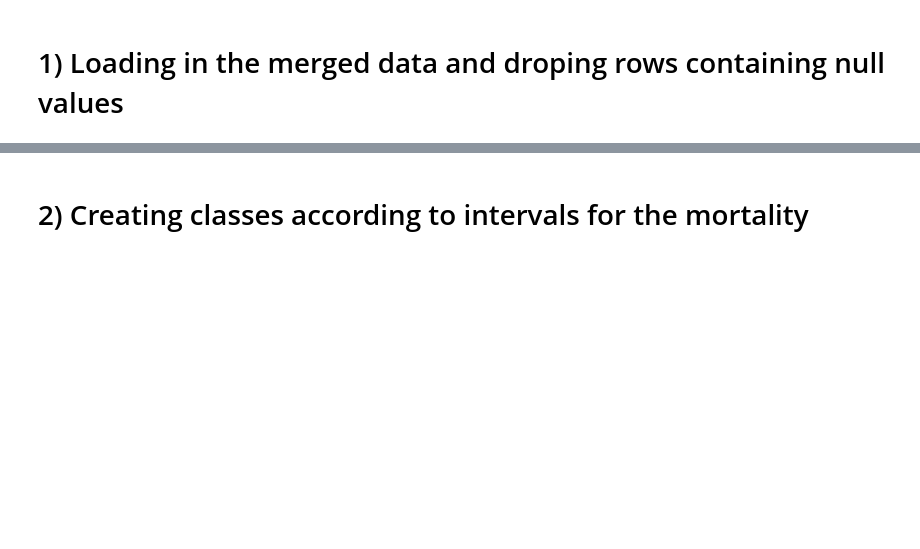
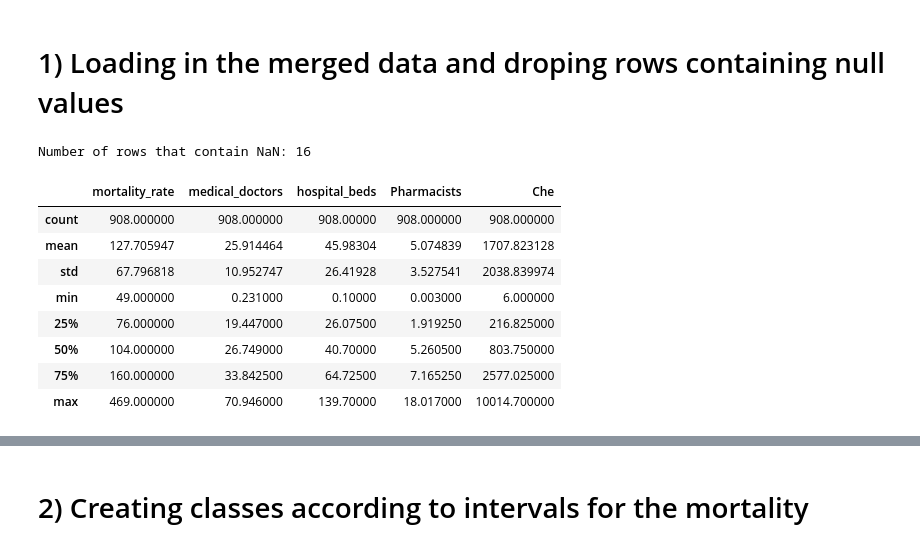
Before and after one commit to jadali17/mortality-classification, a Jupyter notebook: classification.ipynb, the cells around one changed output, grey strips where cells are left out. Saved outputs shown, nothing was run; the diff lists cells and outputs as text; code cells hidden in the pictures; blank space fills up the shorter version.

```diff
--- a/classification.ipynb
+++ b/classification.ipynb
@@ -23,6 +24,18 @@ from sklearn.model_selection import GridSearchCV
 # %%
 # Read data from merged_data.csv file
 data_init = pd.read_csv("Data/merged_data.csv")
-
+print("Number of rows that contain NaN: " + str(np.count_nonzero(data_init.isnull())))
 # Drop rows where any value is null
 data = data_init.dropna(axis=0)
+data.describe()
+# %% [output]
+Number of rows that contain NaN: 16
+|  | mortality_rate | medical_doctors | hospital_beds | Pharmacists | Che |
+| count | 908.000000 | 908.000000 | 908.00000 | 908.000000 | 908.000000 |
+| mean | 127.705947 | 25.914464 | 45.98304 | 5.074839 | 1707.823128 |
+| std | 67.796818 | 10.952747 | 26.41928 | 3.527541 | 2038.839974 |
+| min | 49.000000 | 0.231000 | 0.10000 | 0.003000 | 6.000000 |
+| 25% | 76.000000 | 19.447000 | 26.07500 | 1.919250 | 216.825000 |
+| 50% | 104.000000 | 26.749000 | 40.70000 | 5.260500 | 803.750000 |
+| 75% | 160.000000 | 33.842500 | 64.72500 | 7.165250 | 2577.025000 |
+| max | 469.000000 | 70.946000 | 139.70000 | 18.017000 | 10014.700000 |
```
Also changed, not shown: parts of 7 cells of this notebook.
